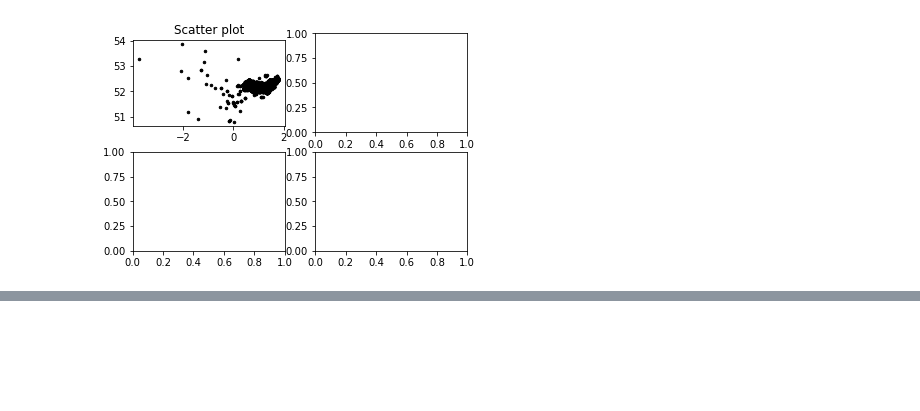
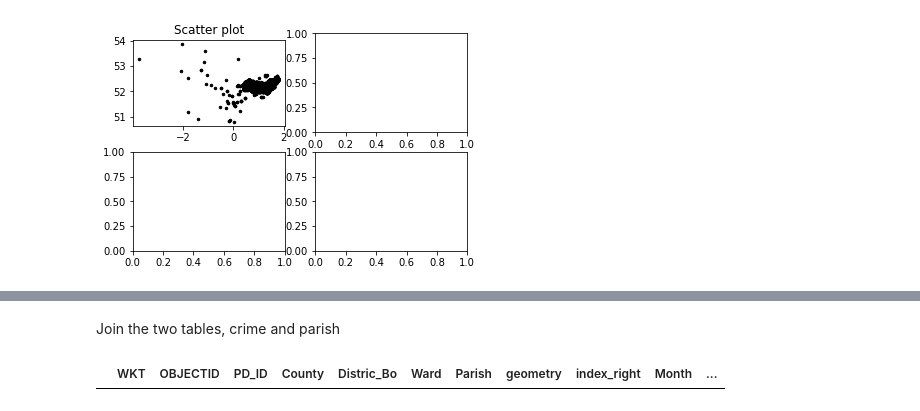
Before and after one commit to GregMcS/egm722CrimeProj, a Jupyter notebook: jupyter-notebook.ipynb, the cells around one changed output, grey strips where cells are left out. Cells and saved outputs as stored; diff of their text form; code cells hidden in the pictures; blank space fills up the shorter version.

```diff
--- a/jupyter-notebook.ipynb
+++ b/jupyter-notebook.ipynb
@@ -16,6 +17,7 @@ from rasterio.plot import show
 # %% [markdown]
 Load crime data data
 # %%
-df = pd.read_csv('C:/GIS_Course/EGM_722_Programming_for_GIS/ProjectData/crimeData/2022-02/crimeDataEdit.csv') #crime data csv
-df.head
+df = gpd.read_file('C:/GIS_Course/EGM_722_Programming_for_GIS/ProjectData/crimeData/2022-02/crimeDataEdit.csv') #crime data csv
+crime.crs = 'epsg:27700'
+crime.head
 # %% [output]
@@ -59,0 +64,5 @@ gdf.head
+# %%
+crime = geopandas.GeoDataFrame(
+    df, geometry=geopandas.points_from_xy(df.X, df.Y))
+crime.crs = 'epsg:27700'
+crime.head
@@ -99,0 +145,7 @@ NameError: name 'Y' is not defined
+# %% [markdown]
+Join the two tables, crime and parish
+# %%
+join = gpd.sjoin(parish, crime, how='inner', lsuffix='left', rsuffix='right') # perform the spatial join
+join # show the joined table
+# %% [output]
+|  | WKT | OBJECTID | PD_ID | County | Distric_Bo | Ward | Parish | geometry | index_right | Month | ... |
```
Also changed, not shown: parts of 13 cells of this notebook.
